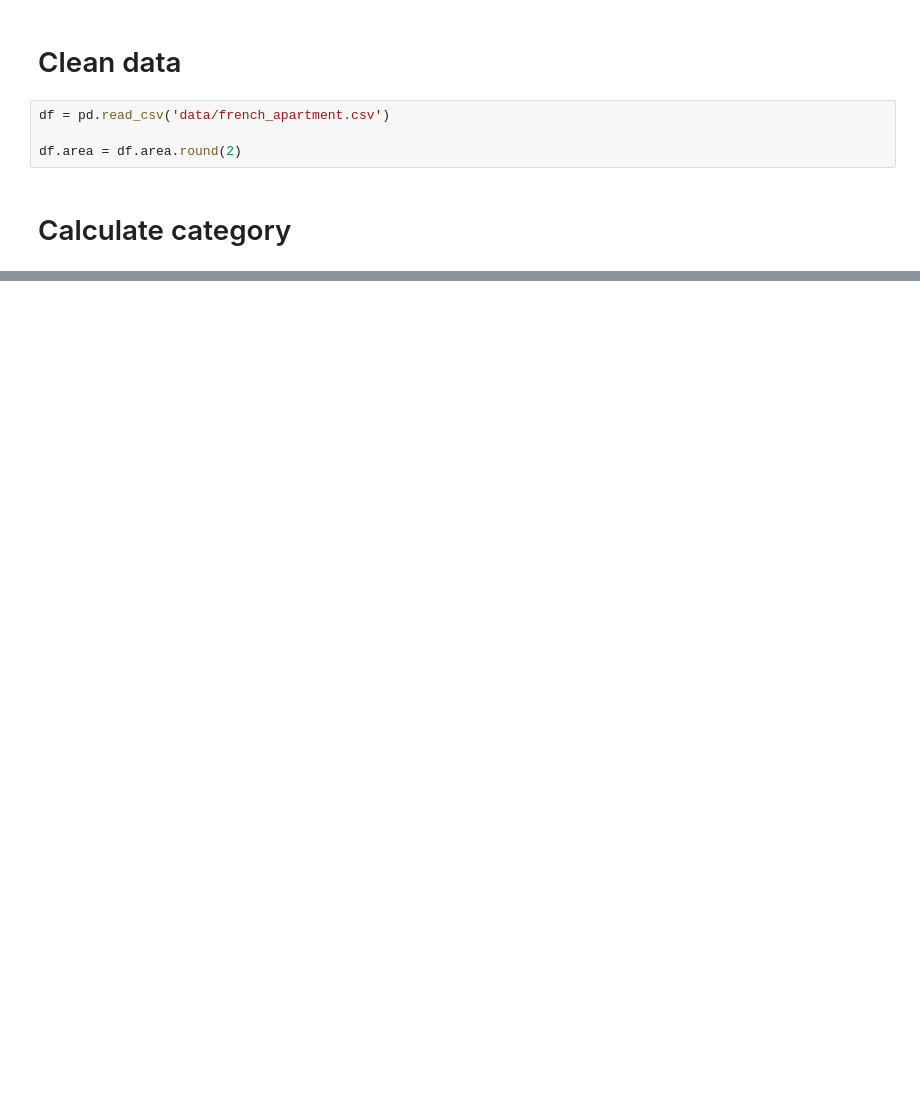
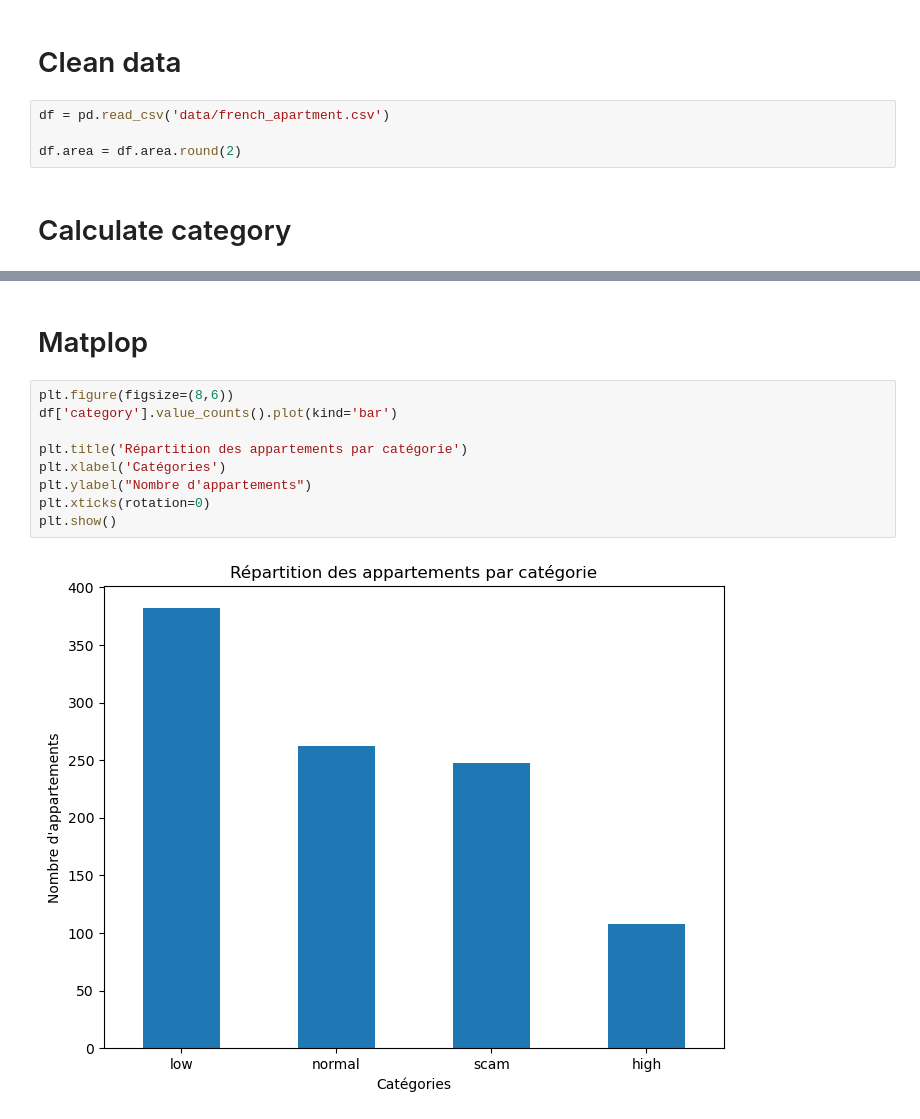
Before and after one commit to LoanCB/machine-learning-appartement, a Jupyter notebook: playground.ipynb, the cells around one changed output, grey strips where cells are left out. Drawn from its saved outputs; the diff is of its cells as text; blank space fills up the shorter version.

Commit message:
feat: :sparkles: add part numpy & pandas + matplop without bonus

```diff
--- a/playground.ipynb
+++ b/playground.ipynb
@@ -42,0 +110,13 @@ df.head()
+# %% [markdown]
+# Matplop
+# %%
+plt.figure(figsize=(8,6))
+df['category'].value_counts().plot(kind='bar')
+
+plt.title('Répartition des appartements par catégorie')
+plt.xlabel('Catégories')
+plt.ylabel("Nombre d'appartements")
+plt.xticks(rotation=0)
+plt.show()
+# %% [output]
+[figure, added]
```
Also changed, not shown: parts of 13 cells of this notebook.
